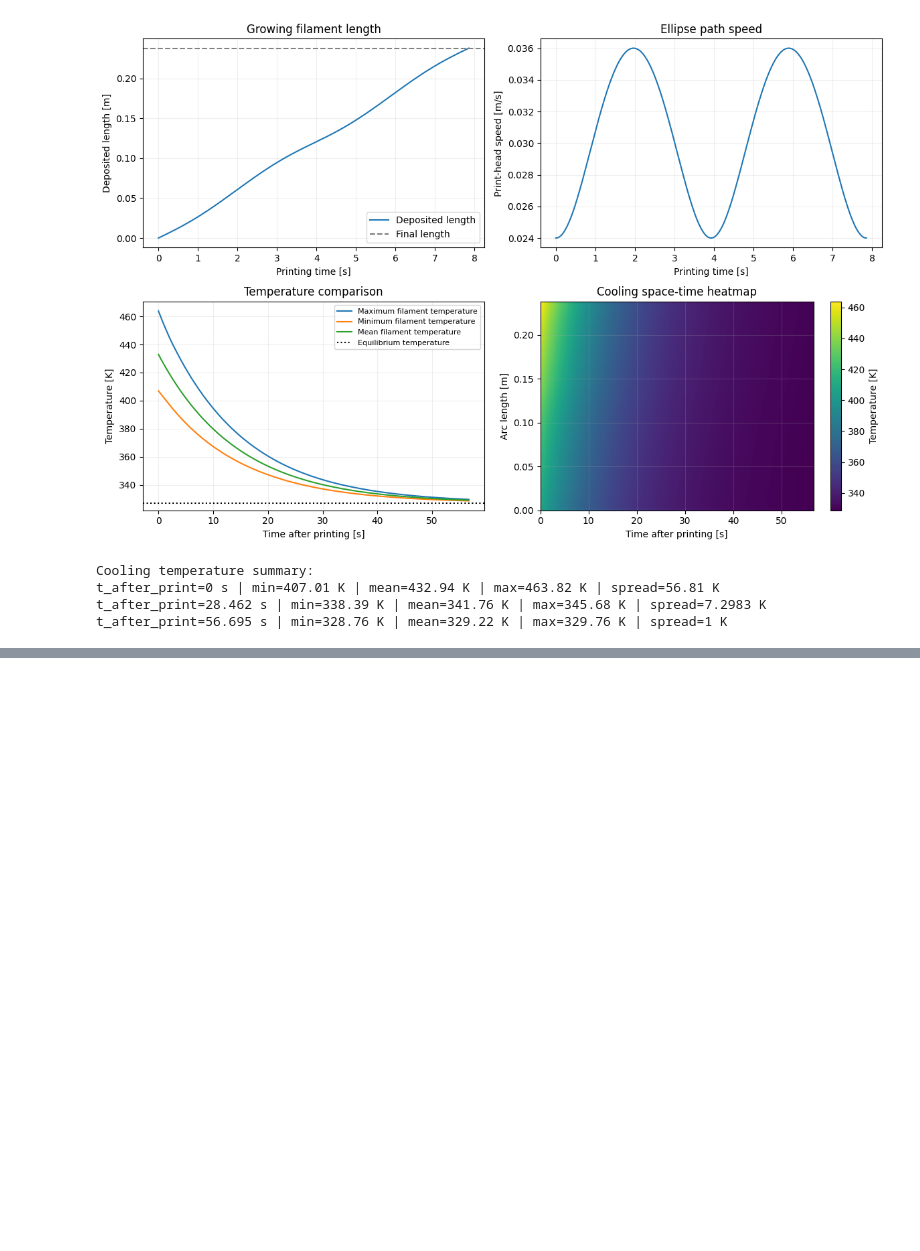
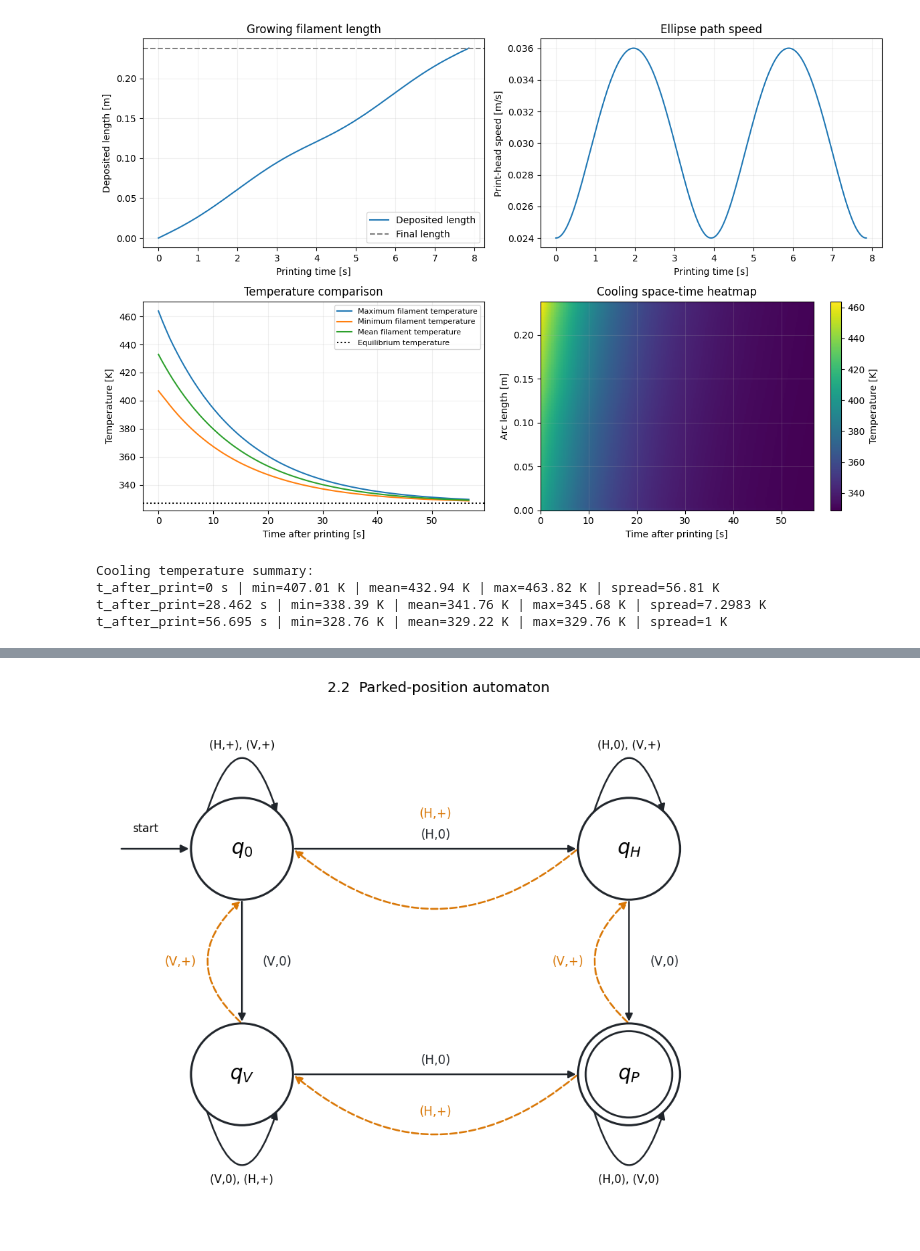
Before and after one commit to ireneeleon/SC42155_MiniProject_G17, a Jupyter notebook: Modelling_Mini_Project.ipynb, the cells around one changed output, grey strips where cells are left out. Drawn from its saved outputs; the diff is of its cells as text; code cells hidden in the pictures; blank space fills up the shorter version.

```diff
--- a/Modelling_Project_Q1.ipynb
+++ b/Modelling_Mini_Project.ipynb
@@ -578,15 +556,0 @@ The voltage drives the electrical circuit. Power dissipated in the resistor heat
-# %%
-fig,ax=plt.subplots(figsize=(12,3.2))
-nodes=[(1.2,'Input\n$u_n$'),(3.8,'Electrical dynamics\n$L_n, C_n, R_n$'),
-       (6.7,'Joule heating\n$P=v_n^2/R_n$'),(9.7,'Thermal dynamics\n$C_{t,n}, R_{t,n}$')]
-for x,label in nodes:
-    ax.text(x,1.5,label,ha='center',va='center',
-            bbox=dict(boxstyle='round,pad=.5',fc='white',ec='black'))
-for x0,x1 in [(1.85,2.55),(5.05,5.65),(7.75,8.4)]:
-    ax.annotate('',xy=(x1,1.5),xytext=(x0,1.5),
-                arrowprops=dict(arrowstyle='->',lw=1.7))
-ax.annotate(r'$T_e$',xy=(9.7,1.95),xytext=(9.7,2.8),ha='center',
-            arrowprops=dict(arrowstyle='->'))
-ax.text(9.7,.55,r'Output: $T_n$',ha='center')
-ax.set(xlim=(0,11.8),ylim=(0,3.3),title='Coupled nozzle model')
-ax.axis('off');plt.show()
@@ -902,0 +1069,77 @@ plt.tight_layout();plt.show()
+# %%
+# Four-state automaton. Layout follows the square arrangement of q0, qH, qV and qP.
+# Solid: completion / unchanged status. Dashed: restart of a completed axis.
+from matplotlib.patches import FancyArrowPatch, Circle
+
+fig, ax = plt.subplots(figsize=(10.5, 7.6), layout='constrained')
+ax.set_aspect('equal'); ax.axis('off')
+pos = {'q0':(0,3.5), 'qH':(6,3.5), 'qV':(0,0), 'qP':(6,0)}
+rad = 0.79
+
+def draw_arrow(start, end, label, color='#20252b', style='solid', rad_curve=0.,
+               label_offset=(0,0), width=1.7):
+    x1,y1=pos[start];x2,y2=pos[end]
+    dx,dy=x2-x1,y2-y1; length=np.hypot(dx,dy)
+    u=np.array([dx,dy])/length
+    a=np.array([x1,y1])+rad*u
+    b=np.array([x2,y2])-rad*u
+    ax.add_patch(FancyArrowPatch(a,b,arrowstyle='-|>',mutation_scale=15,
+                   linewidth=width,color=color,linestyle=style,
+                   connectionstyle=f'arc3,rad={rad_curve}',zorder=2))
+    mid=(a+b)/2
+    off=np.array(label_offset)
+    ax.text(*(mid+off),label,ha='center',va='center',fontsize=12,color=color,
+            bbox=dict(facecolor='white',edgecolor='none',pad=1.3),zorder=5)
+
+def draw_loop(key, label, direction='up'):
+    x,y=pos[key]; sign=1 if direction=='up' else -1
+    a=(x-.55,y+sign*.55); b=(x+.55,y+sign*.55)
+    ax.add_patch(FancyArrowPatch(a,b,arrowstyle='-|>',mutation_scale=14,
+                 connectionstyle=f'arc3,rad={-sign*1.55}',linewidth=1.7,color='#20252b',zorder=2))
+    ax.text(x,y+sign*1.62,label,ha='center',va='center',fontsize=11,
+            bbox=dict(facecolor='white',edgecolor='none',pad=1.1),zorder=5)
+
+# Completion transitions
+for args in [ ('q0','qH','(H,0)',(0,.22)), ('q0','qV','(V,0)',(.55,0)),
+              ('qH','qP','(V,0)',(.55,0)), ('qV','qP','(H,0)',(0,.22)) ]:
+    draw_arrow(args[0],args[1],args[2],label_offset=args[3])
+# Unchanged observations
+for key,label,direction in [
+    ('q0','(H,+), (V,+)','up'),
+    ('qH','(H,0), (V,+)','up'),
+    ('qV','(V,0), (H,+)','down'),
+    ('qP','(H,0), (V,0)','down')]:
+    draw_loop(key,label,direction)
+# Restart transitions: four dashed arcs, including qP -> qV (missing in the earlier sketch).
+orange='#d97706'
+for a,b,lab,curve,offset in [
+    ('qH','q0','(H,+)',-.42,(0,.55)),
+    ('qV','q0','(V,+)',-.55,(-.95,0)),
+    ('qP','qH','(V,+)',-.55,(-.95,0)),
+    ('qP','qV','(H,+)',-.42,(0,-.58))]:
+    draw_arrow(a,b,lab,color=orange,style='dashed',rad_curve=curve,
+               label_offset=offset,width=1.8)
+# Nodes on top of edges
+for key,(x,y) in pos.items():
+    ax.add_patch(Circle((x,y),rad,facecolor='white',edgecolor='#20252b',lw=2.1,zorder=6))
+    if key=='qP':
+        ax.add_patch(Circle((x,y),rad-.12,facecolor='none',edgecolor='#20252b',lw=1.9,zorder=7))
+    ax.text(x,y,{'q0':r'$q_0$','qH':r'$q_H$','qV':r'$q_V$','qP':r'$q_P$'}[key],
+            fontsize=20,ha='center',va='center',zorder=8)
+ax.annotate('',xy=(-rad,3.5),xytext=(-1.9,3.5),
+            arrowprops=dict(arrowstyle='-|>',mutation_scale=16,lw=1.7,color='#20252b'))
+ax.text(-1.7,3.77,'start',fontsize=11)
+ax.set_xlim(-2.15,8.25);ax.set_ylim(-2.35,5.75)
+ax.set_title('2.2  Parked-position automaton',fontsize=14,pad=12)
+plt.show()
+
+transition_rows=[]
+for q in PARKED_STATES:
+    row={'State':q}
+    for sym in [('H','+'),('H','0'),('V','+'),('V','0')]:
+        row[f'({sym[0]},{sym[1]})']=parked_step(q,sym)
+    row['Accepting']=q=='qP'
+    transition_rows.append(row)
+display(pd.DataFrame(transition_rows).set_index('State'))
+# %% [output]
+[figure, added]
```
Also changed, not shown: parts of 19 cells of this notebook.
